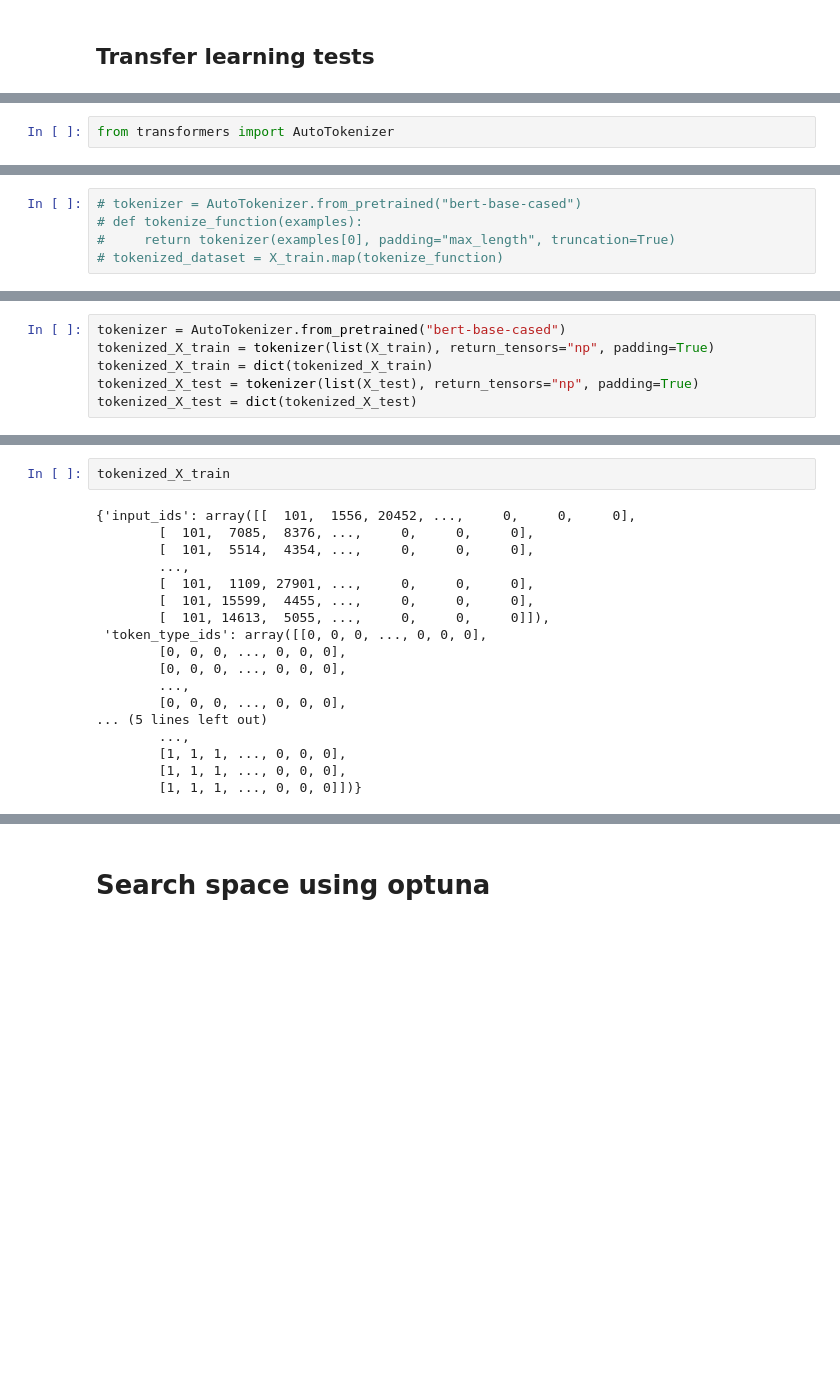
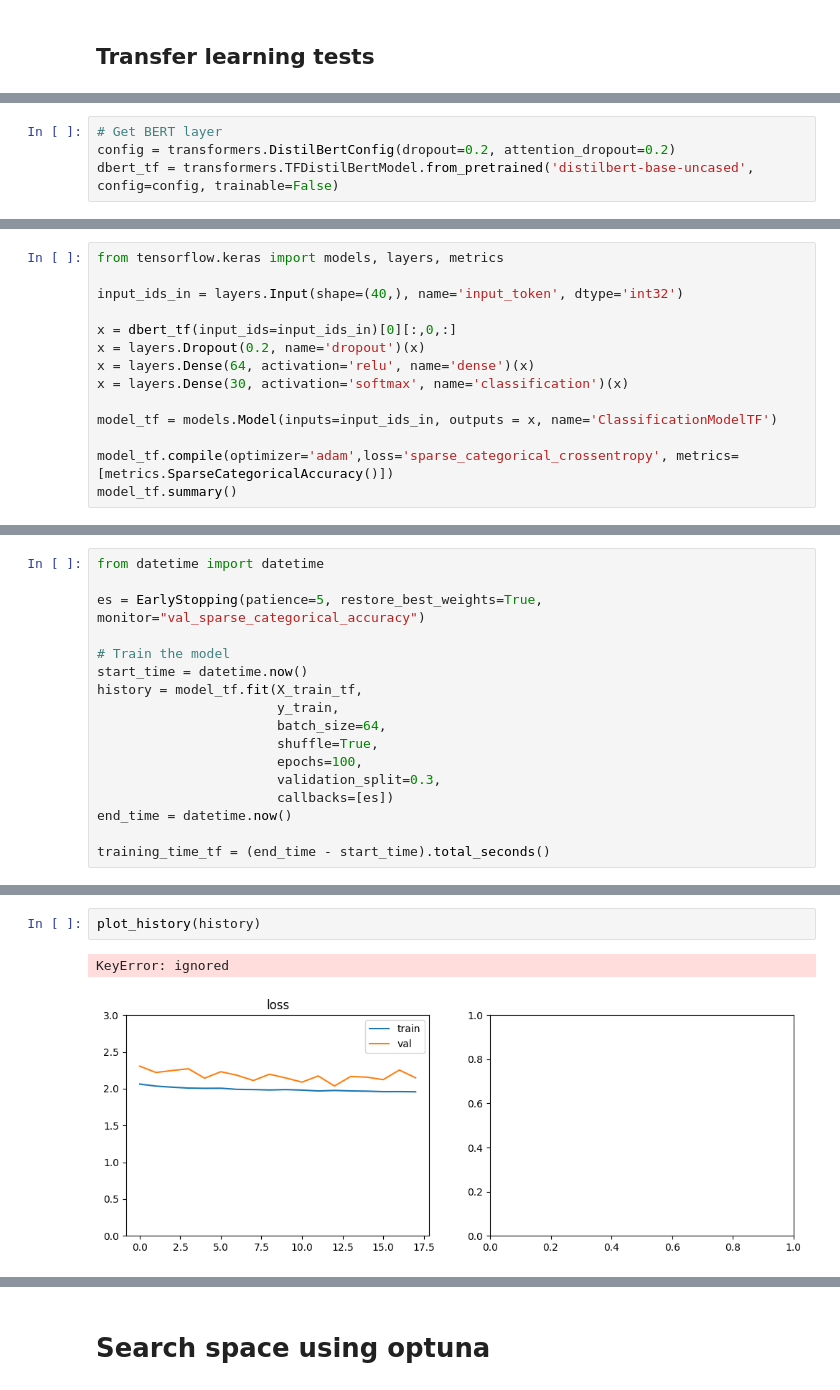
Before and after one commit to NahiaPeschard/wagon_book_cover, a Jupyter notebook: notebooks/chris_nlp.ipynb, the cells around one changed output, grey strips where cells are left out. Saved outputs shown, nothing was run; the diff lists cells and outputs as text; blank space fills up the shorter version.

```diff
--- a/notebooks/chris_nlp.ipynb
+++ b/notebooks/chris_nlp.ipynb
@@ -198,2 +373,4 @@ disp.plot(cmap="PuRd", ax=ax)
 # %%
-from transformers import AutoTokenizer
+# Get BERT layer
+config = transformers.DistilBertConfig(dropout=0.2, attention_dropout=0.2)
+dbert_tf = transformers.TFDistilBertModel.from_pretrained('distilbert-base-uncased', config=config, trainable=False)
@@ -200,5 +383,14 @@ from transformers import AutoTokenizer
 # %%
-# tokenizer = AutoTokenizer.from_pretrained("bert-base-cased")
-# def tokenize_function(examples):
-#     return tokenizer(examples[0], padding="max_length", truncation=True)
-# tokenized_dataset = X_train.map(tokenize_function)
+from tensorflow.keras import models, layers, metrics
+
+input_ids_in = layers.Input(shape=(40,), name='input_token', dtype='int32')
+
+x = dbert_tf(input_ids=input_ids_in)[0][:,0,:]
+x = layers.Dropout(0.2, name='dropout')(x)
+x = layers.Dense(64, activation='relu', name='dense')(x)
+x = layers.Dense(30, activation='softmax', name='classification')(x)
+
+model_tf = models.Model(inputs=input_ids_in, outputs = x, name='ClassificationModelTF')
+
+model_tf.compile(optimizer='adam',loss='sparse_categorical_crossentropy', metrics=[metrics.SparseCategoricalAccuracy()])
+model_tf.summary()
@@ -205,6 +415,17 @@ from transformers import AutoTokenizer
 # %%
-tokenizer = AutoTokenizer.from_pretrained("bert-base-cased")
-tokenized_X_train = tokenizer(list(X_train), return_tensors="np", padding=True)
-tokenized_X_train = dict(tokenized_X_train)
-tokenized_X_test = tokenizer(list(X_test), return_tensors="np", padding=True)
-tokenized_X_test = dict(tokenized_X_test)
+from datetime import datetime
+
+es = EarlyStopping(patience=5, restore_best_weights=True, monitor="val_sparse_categorical_accuracy")
+
+# Train the model
+start_time = datetime.now()
+history = model_tf.fit(X_train_tf,
+                       y_train,
+                       batch_size=64,
+                       shuffle=True,
+                       epochs=100,
+                       validation_split=0.3,
+                       callbacks=[es])
+end_time = datetime.now()
+
+training_time_tf = (end_time - start_time).total_seconds()
@@ -211,21 +450,6 @@ tokenized_X_test = dict(tokenized_X_test)
 # %%
-tokenized_X_train
+plot_history(history)
 # %% [output]
-{'input_ids': array([[  101,  1556, 20452, ...,     0,     0,     0],
-        [  101,  7085,  8376, ...,     0,     0,     0],
-        [  101,  5514,  4354, ...,     0,     0,     0],
-        ...,
-        [  101,  1109, 27901, ...,     0,     0,     0],
-        [  101, 15599,  4455, ...,     0,     0,     0],
-        [  101, 14613,  5055, ...,     0,     0,     0]]),
- 'token_type_ids': array([[0, 0, 0, ..., 0, 0, 0],
-        [0, 0, 0, ..., 0, 0, 0],
-        [0, 0, 0, ..., 0, 0, 0],
-        ...,
-        [0, 0, 0, ..., 0, 0, 0],
-... (5 lines left out)
-        ...,
-        [1, 1, 1, ..., 0, 0, 0],
-        [1, 1, 1, ..., 0, 0, 0],
-        [1, 1, 1, ..., 0, 0, 0]])}
+KeyError: ignored
+[figure, added]
 # %%
```
Also changed, not shown: parts of 25 cells of this notebook, 1 other file.
